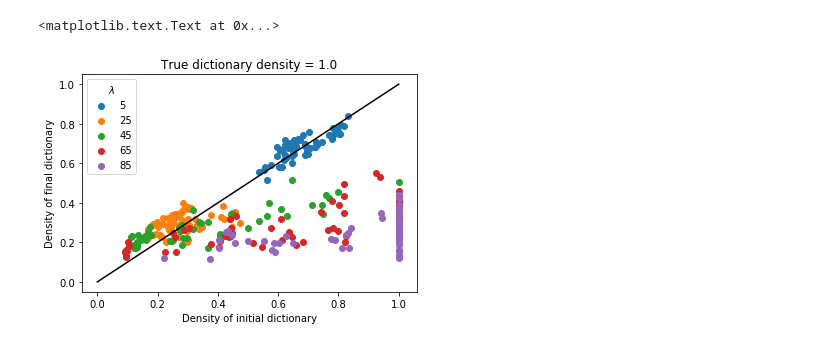
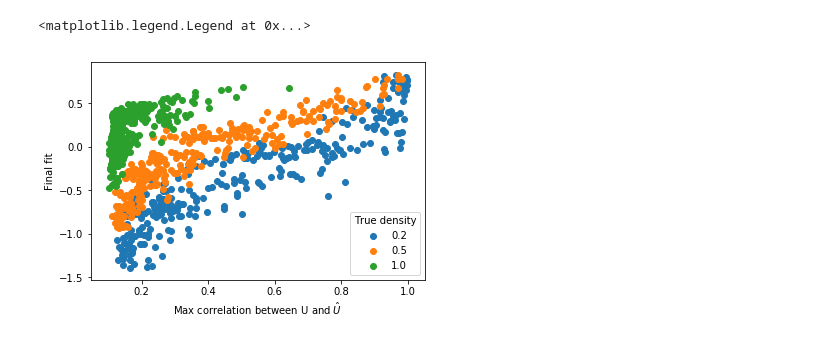
Before and after one commit to ahccheung/BCS, a Jupyter notebook: dictionary_sparsity.ipynb, the cells around one changed output. Saved outputs shown, nothing was run; the diff lists cells and outputs as text; code cells hidden in the pictures.

```diff
--- a/dictionary_sparsity.ipynb
+++ b/dictionary_sparsity.ipynb
@@ -43,0 +32,32 @@ plt.title('$\lambda$ affects difference between initial and final density')
+# %%
+df['density_diff']= -df.u + df.avgk_1
+# %%
+plt.figure()
+groups = df1.groupby('lda')
+plt.plot(np.linspace(0, 1, 100), np.linspace(0, 1, 100), color='k')
+for name, group in groups:
+    plt.scatter(group.avgk_0, group.avgk_1, label = name)
+plt.xlabel('Density of initial dictionary')
+plt.ylabel('Density of final dictionary')
+plt.legend(title=r'$\lambda$')
+plt.title('True dictionary density = 1.0')
+
+plt.figure()
+groups = df2.groupby('lda')
+plt.plot(np.linspace(0, 1, 100), np.linspace(0, 1, 100), color='k')
+for name, group in groups:
+    plt.scatter(group.avgk_0, group.avgk_1, label = name)
+plt.xlabel('Density of initial dictionary')
+plt.ylabel('Density of final dictionary')
+plt.legend(title=r'$\lambda$')
+plt.title('True dictionary density = 0.5')
+
+plt.figure()
+groups = df3.groupby('lda')
+plt.plot(np.linspace(0, 1, 100), np.linspace(0, 1, 100), color='k')
+for name, group in groups:
+    plt.scatter(group.avgk_0, group.avgk_1, label = name)
+plt.xlabel('Density of initial dictionary')
+plt.ylabel('Density of final dictionary')
+plt.legend(title=r'$\lambda$')
+plt.title('True dictionary density = 0.2')
@@ -44,13 +95,11 @@ plt.title('$\lambda$ affects difference between initial and final density')
 # %%
 plt.figure()
-groups = df.groupby('lda')
-plt.plot(np.linspace(0, 1, 100), np.linspace(0, 1, 100), color='k')
+groups = df.groupby('u')
 for name, group in groups:
-    plt.scatter(group.avgk_0, group.avgk_1, label = name)
-plt.xlabel('Density of initial dictionary')
-plt.ylabel('Density of final dictionary')
-plt.legend(title=r'$\lambda$')
-plt.title('True dictionary density = 1.0')
+    plt.scatter(group.maxc, group.bcs_fit,label=name)
+plt.xlabel('Max correlation between U and $\hat{U}$')
+plt.ylabel('Final fit')
+plt.legend(title='True density')
 # %% [output]
-<matplotlib.text.Text at 0x...>
+<matplotlib.legend.Legend at 0x...>
-[figure, old version]
+[figure, new version]
```
Also changed, not shown: parts of 16 cells of this notebook, 2 other files.
